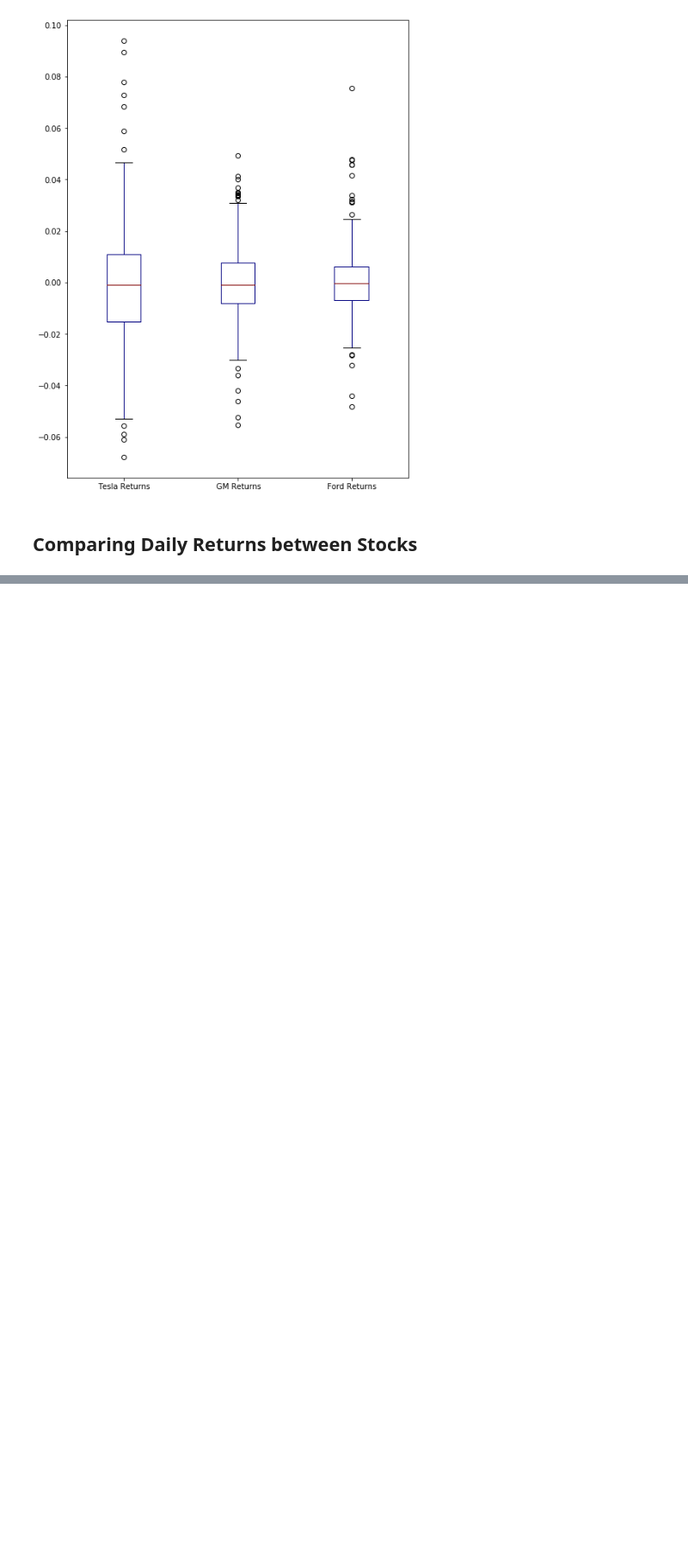
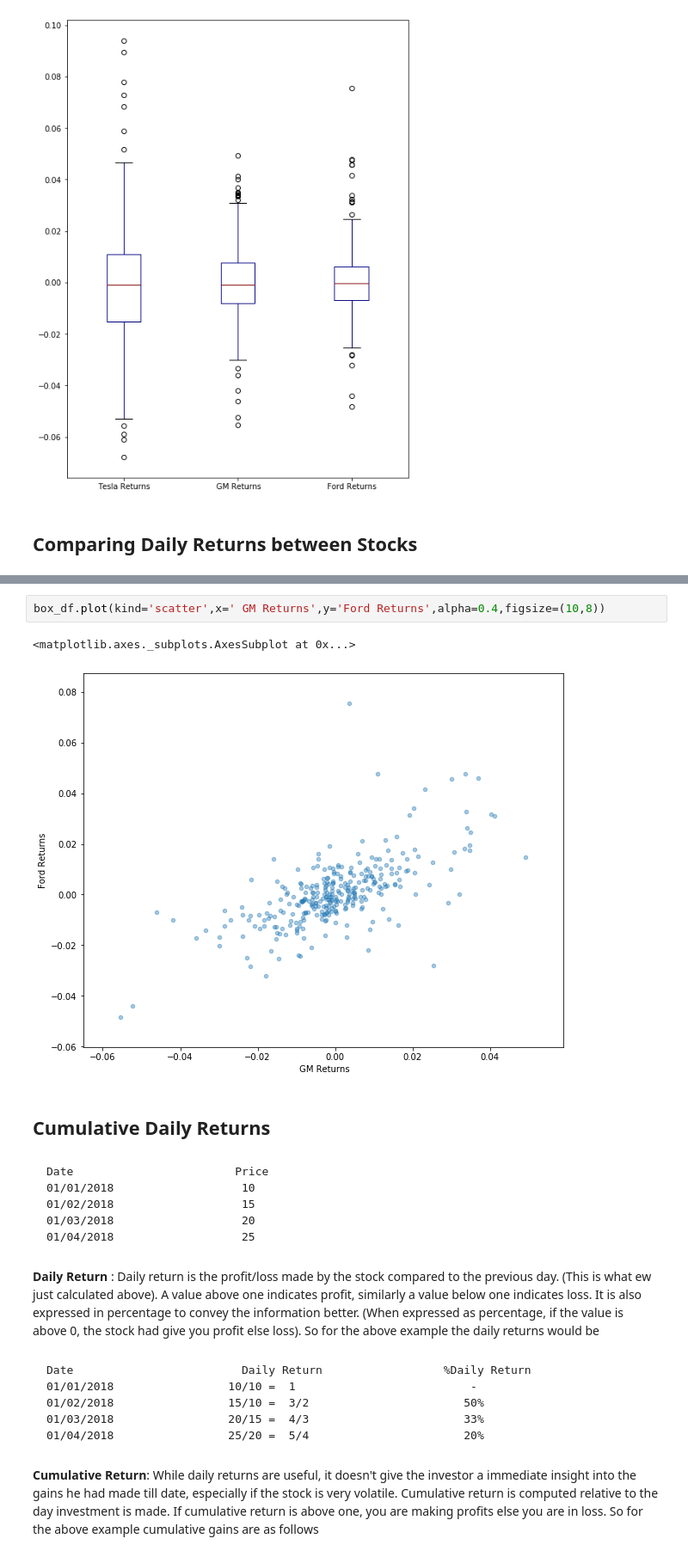
Before and after one commit to co-codin/Python-FinancialAnalysis, a Jupyter notebook: Theory/Basics.ipynb, the cells around one changed output, grey strips where cells are left out. Shown at 86% size. Drawn from its saved outputs; the diff is of its cells as text; blank space fills up the shorter version.

Commit message:
cumulative returns theory

```diff
--- a/Exercises/Tesla Stock.ipynb
+++ b/Theory/Basics.ipynb
@@ -278,0 +283,23 @@ box_df.plot(kind='box',figsize=(8,11),colormap='jet')
+# %%
+box_df.plot(kind='scatter',x=' GM Returns',y='Ford Returns',alpha=0.4,figsize=(10,8))
+# %% [output]
+<matplotlib.axes._subplots.AxesSubplot at 0x...>
+[figure, added]
+# %% [markdown]
+## Cumulative Daily Returns
+# %% [markdown]
+    Date                        Price
+    01/01/2018                   10
+    01/02/2018                   15
+    01/03/2018                   20
+    01/04/2018                   25
+# %% [markdown]
+**Daily Return** : Daily return is the profit/loss made by the stock compared to the previous day. (This is what ew just calculated above). A value above one indicates profit, similarly a value below one indicates loss. It is also expressed in percentage to convey the information better. (When expressed as percentage, if the value is above 0, the stock had give you profit else loss). So for the above example the daily returns would be
+# %% [markdown]
+    Date                         Daily Return                  %Daily Return
+    01/01/2018                 10/10 =  1                          -
+    01/02/2018                 15/10 =  3/2                       50%
+    01/03/2018                 20/15 =  4/3                       33%
+    01/04/2018                 25/20 =  5/4                       20%
+# %% [markdown]
+**Cumulative Return**: While daily returns are useful, it doesn't give the investor a immediate insight into the gains he had made till date, especially if the stock is very volatile. Cumulative return is computed relative to the day investment is made.  If cumulative return is above one, you are making profits else you are in loss. So for the above example cumulative gains are as follows
```
Also changed, not shown: parts of 3 cells of this notebook.
